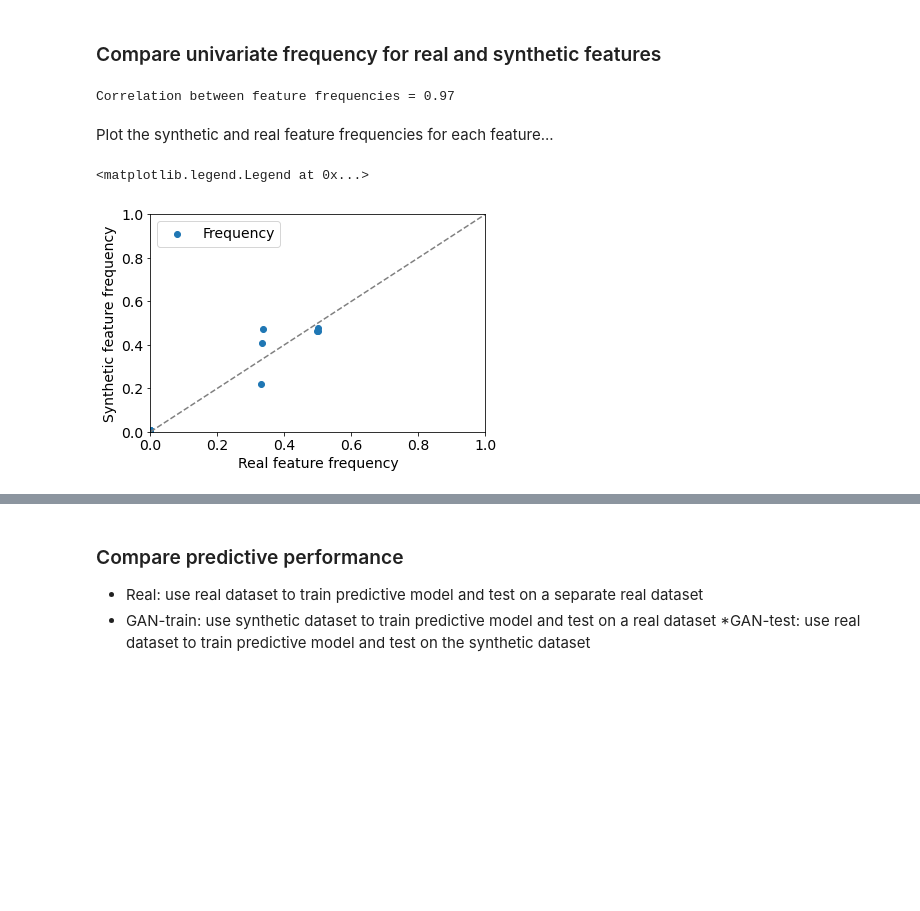
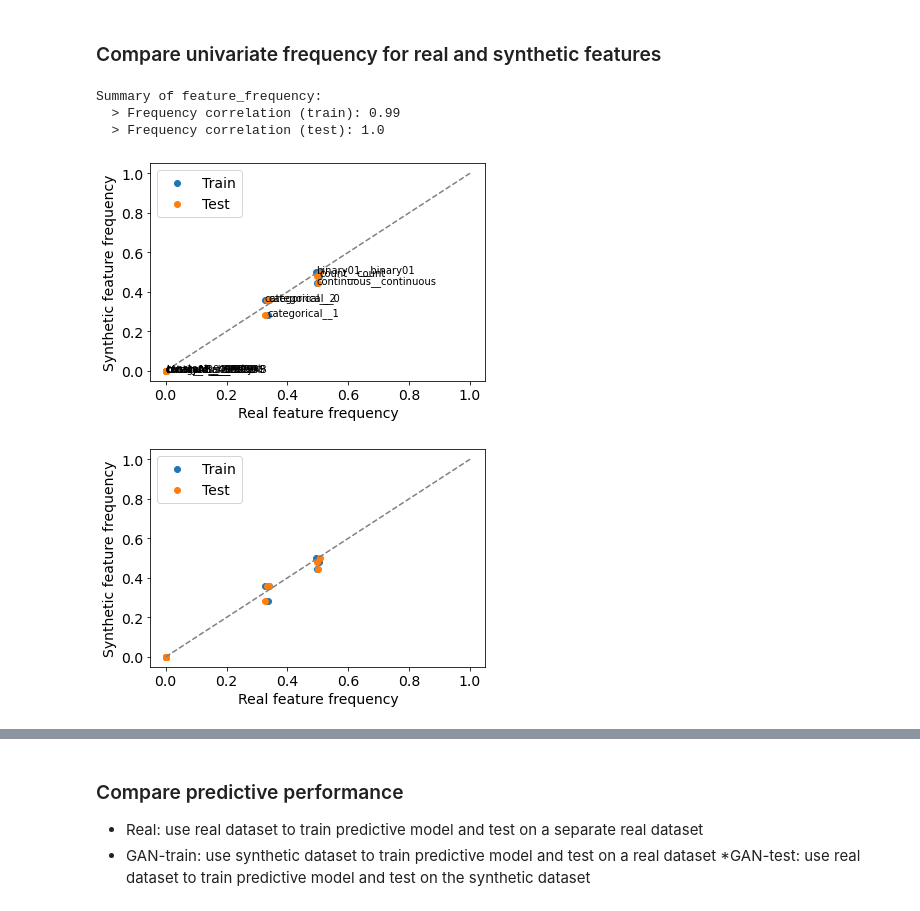
Before and after one commit to Innovate-For-Health/absehrd, a Jupyter notebook: absehrd_demo.ipynb, the cells around one changed output, grey strips where cells are left out. Drawn from its saved outputs; the diff is of its cells as text; code cells hidden in the pictures; blank space fills up the shorter version.

```diff
--- a/absehrd_demo.ipynb
+++ b/absehrd_demo.ipynb
@@ -164,26 +165,18 @@ Real samples:
 ## Realism
 # %% [markdown]
 ### Compare univariate frequency for real and synthetic features
-# %%
-res_uni = rea.validate_univariate(arr_r=d_trn['x'], arr_s=s, header=d_trn['header'])
-corr_uni = np.corrcoef(x=res_uni['frq_r'], y=res_uni['frq_s'])[0,1]
-print('Correlation between feature frequencies =',np.round(corr_uni,2))
-# %% [output]
-Correlation between feature frequencies = 0.97
-# %% [markdown]
-Plot the synthetic and real feature frequencies for each feature...
-# %%
-fontsize = 14
-fig, ax1 = plt.subplots(1,1)
-ax1.plot([0,1],[0,1], color="gray", linestyle='--')
-ax1.scatter(res_uni['frq_r'], res_uni['frq_s'], label='Frequency')
-ax1.set_xlabel('Real feature frequency', fontsize=fontsize)
-ax1.set_ylabel('Synthetic feature frequency', fontsize=fontsize)
-ax1.set_xlim([0, 1])
-ax1.set_ylim([0, 1])
-ax1.tick_params(axis='x', labelsize=fontsize)
-ax1.tick_params(axis='y', labelsize=fontsize)
-ax1.legend(fontsize=fontsize)
-# %% [output]
-<matplotlib.legend.Legend at 0x...>
-[figure, removed]
+# %%
+res_frq = rea.feature_frequency(mat_f_r_trn=x_trn,
+                                mat_f_r_tst=x_tst,
+                                mat_f_s=f['x'],
+                                header=names,
+                                missing_value=missing_value)
+print(rea.summarize(res_frq, analysis='feature_frequency'))
+res_plt = rea.plot(res_frq, analysis='feature_frequency', labels_on=True)
+res_plt = rea.plot(res_frq, analysis='feature_frequency', labels_on=False)
+# %% [output]
+Summary of feature_frequency:
+  > Frequency correlation (train): 0.99
+  > Frequency correlation (test): 1.0
+[figure, added]
+[figure, added]
```
Also changed, not shown: parts of 17 cells of this notebook, 2 other files.
